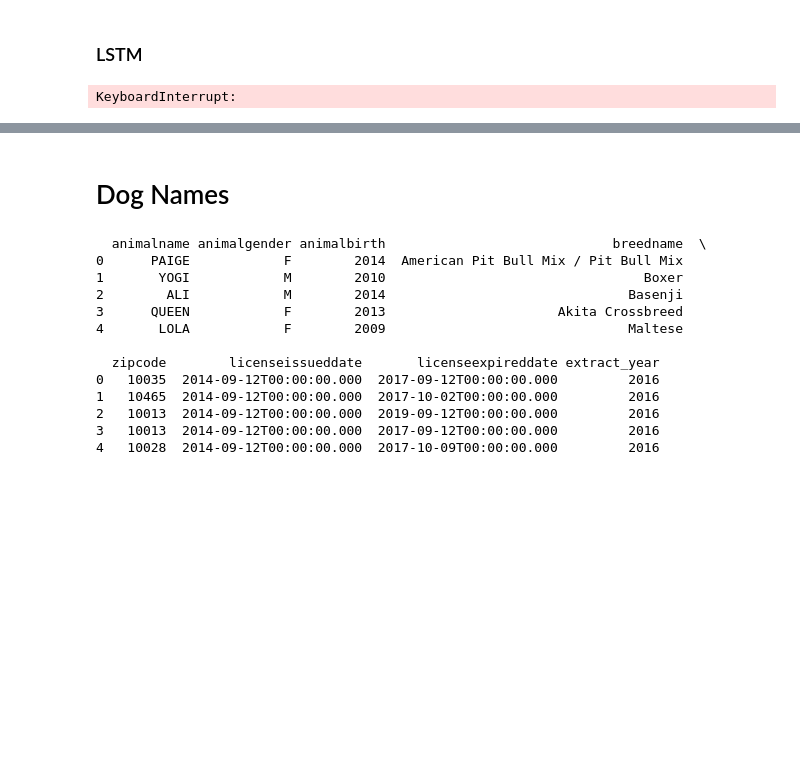
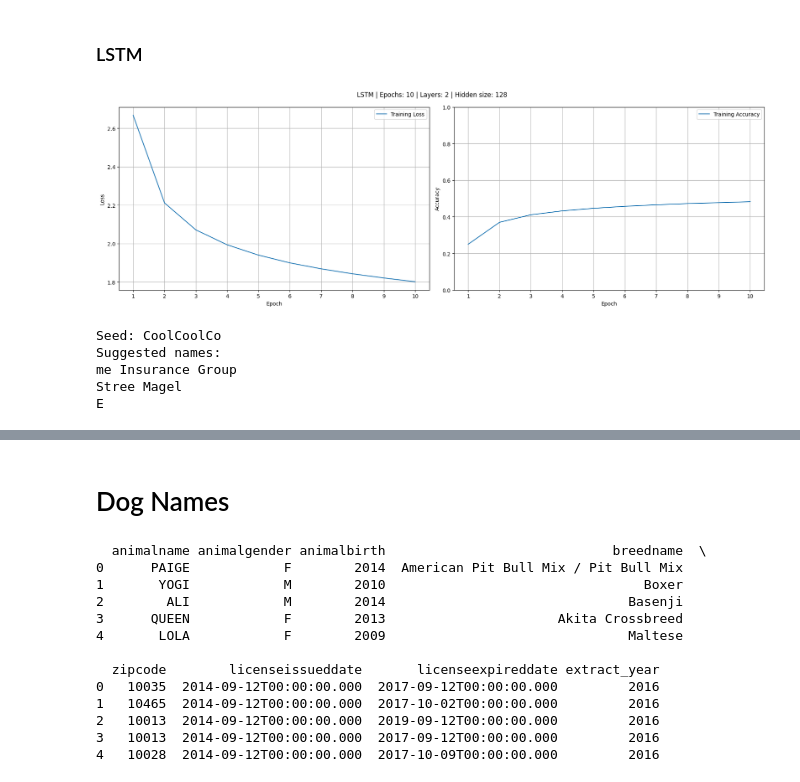
Before and after one commit to JaronMatzinger/mse_delearn, a Jupyter notebook: 11_exercises/sequence_generation_startup_names.ipynb, the cells around one changed output, grey strips where cells are left out. Drawn from its saved outputs; the diff is of its cells as text; code cells hidden in the pictures; blank space fills up the shorter version.

```diff
--- a/11_exercises/sequence_generation_startup_names.ipynb
+++ b/11_exercises/sequence_generation_startup_names.ipynb
@@ -299,19 +349,24 @@ class LSTM(nn.Module):
         out, _ = self.lstm(x)
         return self.fc(out[:, -1])
 # %%
-n_epochs = 5
-num_layers = 1
+n_epochs = 10
+num_layers = 2
 hidden_size = 128
 
 model = LSTM(input_size=num_chars, hidden_size=hidden_size, num_layers=num_layers, num_classes=num_chars).to(device)
 optimizer = torch.optim.Adam(model.parameters(), lr=0.001)
 criterion = nn.CrossEntropyLoss()
 
 results = train(model, dataloader, optimizer, criterion, n_epochs)
-plot_loss_curve(n_epochs, results.get('loss'), results.get('accuracy'), f'n_epochs: {n_epochs}, num_layers: {num_layers}, hidden_size: {hidden_size}')
+plot_loss_curve(n_epochs, results.get('loss'), results.get('accuracy'), f'LSTM | Epochs: {n_epochs} | Layers: {num_layers} | Hidden size: {hidden_size}')
 
 seed_pattern = set_seed('Cool')
 encoded_text = encode(encoding, seed_pattern, num_chars)
 generate(model, encoded_text, decoding, num_chars, 32)
 # %% [output]
+[figure, added]
-KeyboardInterrupt:
+Seed: CoolCoolCo
+Suggested names:
+me Insurance Group
+Stree Magel
+E
```
Also changed, not shown: parts of 10 cells of this notebook, 1 other file.
